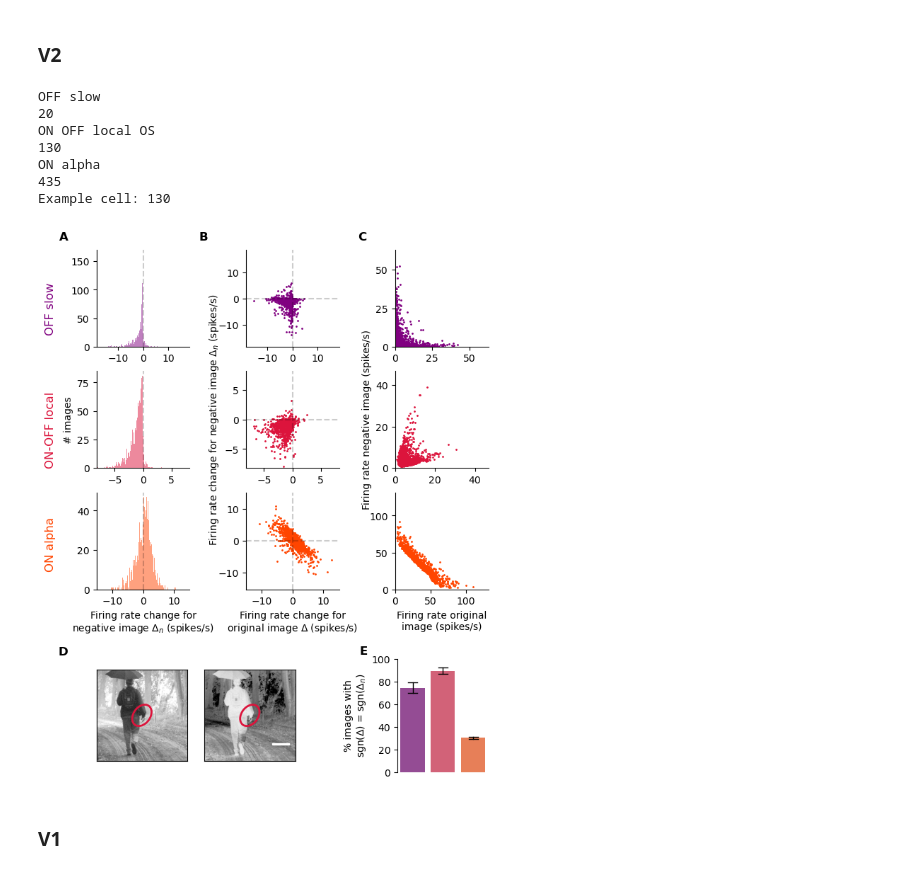
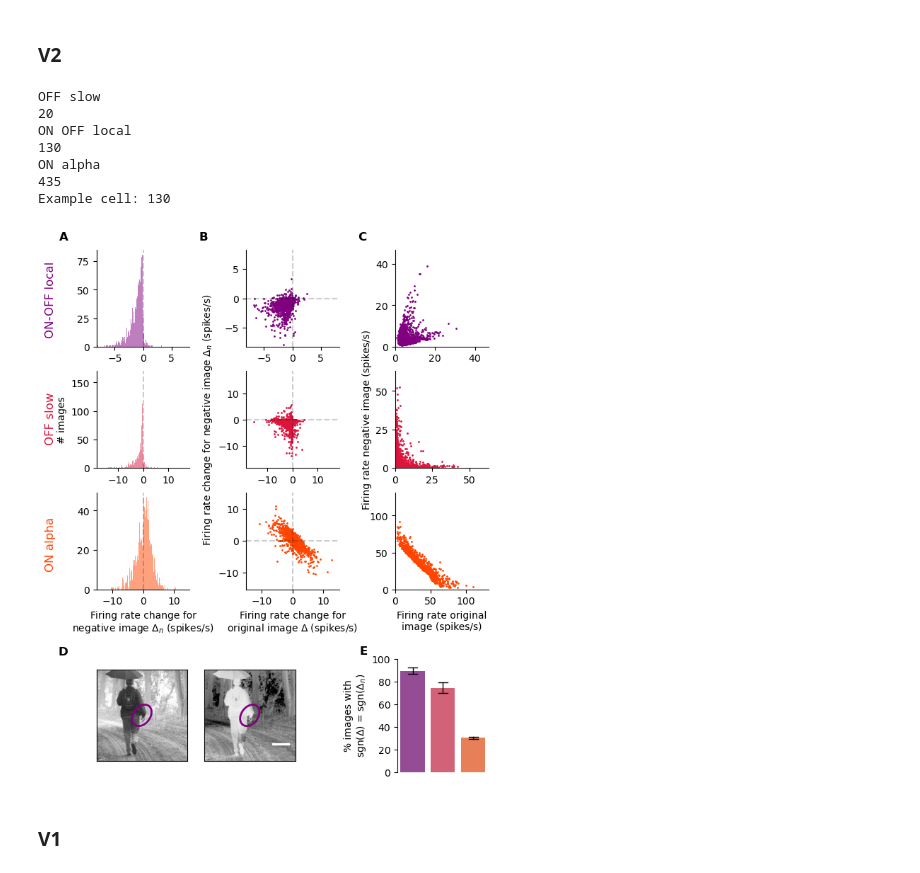
Before and after one commit to sagoethals/Defocus_detection_2024, a Jupyter notebook: Figure_4.ipynb, the cells around one changed output. Drawn from its saved outputs; the diff is of its cells as text; code cells hidden in the pictures.

```diff
--- a/Figure_4.ipynb
+++ b/Figure_4.ipynb
@@ -218,0 +235,13 @@ ellipse_data_2s = load_obj(ell_path + '.pkl')
+# %%
+local_spatial_contrast_all_exps = []
+mean_intensity_all_exps = []
+
+for iExp in range(len(experiments)):
+    exp = experiments[iExp]
+
+    local_contrasts = load_obj(rootF + 'contrast analysis/local_contrast_2sigma_liu2022_exp' + str(exp) + '.pkl')
+    mean_intensities = load_obj(rootF + '/contrast analysis/mean_intensities_2sigma_liu2022_exp' + str(exp) + '.pkl')
+    print (exp, local_contrasts.shape)
+
+    local_spatial_contrast_all_exps.append(local_contrasts)
+    mean_intensity_all_exps.append(mean_intensities)
@@ -931,44 +1276,44 @@ dAct_neg = model_spike_counts_all_experiments[iExp][:, 1, -1, src, index] \
                 - model_spike_counts_all_experiments[iExp][:, 1, idx_ref, src, index]
 
 ### Histo neg
-ax = fig.add_subplot(gs[0,0])
+ax = fig.add_subplot(gs[1,0])
 ax.axvline(0, color='k',ls='--',alpha=0.2)
-ax.hist(dAct_neg, bins=100, alpha=0.5, histtype='stepfilled', color='purple')
+ax.hist(dAct_neg, bins=100, alpha=0.5, histtype='stepfilled', color='crimson')
 ax.spines['top'].set_visible(False)
 ax.spines['right'].set_visible(False)
 ax.set_xlim(-lim, lim)
 ax.set_ylim(0, 170)
-ax.text(-lim*2.1, 25, 'OFF slow', rotation = 'vertical', color='purple', fontsize = 12)
-ax.text(-lim*1.8, 170 * 1.1, 'A', color='k', fontsize = 12, weight='bold')
+ax.set_ylabel('# images')
+ax.text(-lim*2.1, 45, 'OFF slow', rotation = 'vertical', color='crimson', fontsize = 12)
 
 ### Scatter delta
-ax = fig.add_subplot(gs[0,1])
+ax = fig.add_subplot(gs[1,1])
 ax.axvline(0, color='k',ls='--',alpha=0.2)
 ax.axhline(0, color='k',ls='--',alpha=0.2)
-ax.scatter(dAct_original, dAct_neg, s=1, color = 'purple')
+ax.scatter(dAct_original, dAct_neg, s=1, color = 'crimson')
 ax.spines['top'].set_visible(False)
 ax.spines['right'].set_visible(False)
 ax.set_xlim(-lim, lim)
 ax.set_ylim(-lim, lim)
-ax.text(-lim*2, lim * 1.2, 'B', color='k', fontsize = 12, weight='bold')
+ax.set_ylabel('Firing rate change for negative image $\Delta_n$ (spikes/s)')
 
 ### Scatter
 idx_scatter = 4
 lim = 1.2*amax(model_spike_counts_all_experiments[iExp][:, :, idx_scatter, src, index])
-ax = fig.add_subplot(gs[0,2])
+ax = fig.add_subplot(gs[1,2])
 ax.scatter(model_spike_counts_all_experiments[iExp][:, 0, idx_scatter, src, index], \
            model_spike_counts_all_experiments[iExp][:, 1, idx_scatter, src, index],\
-            s=1, color = 'purple')
+            s=1, color = 'crimson')
 ax.spines['top'].set_visible(False)
 ax.spines['right'].set_visible(False)
 ax.set_xlim(0, lim)
 ax.set_ylim(0, lim)
 ax.set_xticks([0,25,50])
 ax.set_yticks([0,25,50])
-ax.text(-lim*0.4, lim * 1.1, 'C', color='k', fontsize = 12, weight='bold')
+ax.set_ylabel('Firing rate negative image (spikes/s)')
 
 ##### ON-OFF local
-print ('ON OFF local OS')
+print ('ON OFF local')
 iExp = 2
 cell_nb = 130
 index = where(clusters_all_experiments[iExp] == cell_nb)[0][0]
@@ -986,39 +1331,39 @@ dAct_neg = model_spike_counts_all_experiments[iExp][:, 1, -1, src, index] \
                 - model_spike_counts_all_experiments[iExp][:, 1, idx_ref, src, index]
 
 ### Histo neg
-ax = fig.add_subplot(gs[1,0])
+ax = fig.add_subplot(gs[0,0])
 ax.axvline(0, color='k',ls='--', alpha=0.2)
-ax.hist(dAct_neg, bins=100, alpha=0.5, histtype='stepfilled', color='crimson') #alpha=0.75, color = 'C0')
+ax.hist(dAct_neg, bins=100, alpha=0.5, histtype='stepfilled', color='purple') #alpha=0.75, color = 'C0')
 ax.spines['top'].set_visible(False)
 ax.spines['right'].set_visible(False)
 ax.set_xlim(-lim, lim)
-ax.set_ylabel('# images')
-ax.text(-lim*2.1, 2, 'ON-OFF local', rotation = 'vertical', color='crimson', fontsize = 12)
+ax.text(-lim*2.1, 10, 'ON-OFF local', rotation = 'vertical', color='purple', fontsize = 12)
+ax.text(-lim*1.8, 85 * 1.1, 'A', color='k', fontsize = 12, weight='bold')
 
 ### Scatter Delta
-ax = fig.add_subplot(gs[1,1])
+ax = fig.add_subplot(gs[0,1])
 ax.axvline(0, color='k',ls='--',alpha=0.2)
 ax.axhline(0, color='k',ls='--',alpha=0.2)
-ax.scatter(dAct_original, dAct_neg, s=1, color = 'crimson')
+ax.scatter(dAct_original, dAct_neg, s=1, color = 'purple')
 ax.spines['top'].set_visible(False)
 ax.spines['right'].set_visible(False)
 ax.set_xlim(-lim, lim)
 ax.set_ylim(-lim, lim)
-ax.set_ylabel('Firing rate change for negative image $\Delta_n$ (spikes/s)')
+ax.text(-lim*2, lim * 1.2, 'B', color='k', fontsize = 12, weight='bold')
 
 ### Scatter
 idx_scatter = 4
 lim = 1.2*amax(model_spike_counts_all_experiments[iExp][:, :, idx_scatter, src, index])
-ax = fig.add_subplot(gs[1,2])
+ax = fig.add_subplot(gs[0,2])
 # ax.plot([0,lim*0.8], [0,lim*0.8], color='k', ls='--',alpha=0.2)
 ax.scatter(model_spike_counts_all_experiments[iExp][:, 0, idx_scatter, src, index], \
            model_spike_counts_all_experiments[iExp][:, 1, idx_scatter, src, index],\
-            s=1, color = 'crimson')
+            s=1, color = 'purple')
 ax.spines['top'].set_visible(False)
 ax.spines['right'].set_visible(False)
 ax.set_xlim(0, lim)
 ax.set_ylim(0, lim)
-ax.set_ylabel('Firing rate negative image (spikes/s)')
+ax.text(-lim*0.4, lim * 1.1, 'C', color='k', fontsize = 12, weight='bold')
 
 ##### ON alpha, cluster 449
 print ('ON alpha')
@@ -1087,7 +1432,7 @@ iImg = 2
 ax = fig.add_subplot(gs[0])
 img = imread(path_to_original_images + 'image_' + images[iImg] + '_image.png')
 ax.imshow(img, cmap='Greys_r')
-ellipse = pcs.Ellipse((x0,y0), width, height, angle=angle, fill=False, color='crimson',lw=2)
+ellipse = pcs.Ellipse((x0,y0), width, height, angle=angle, fill=False, color='purple',lw=2)
 ax.add_artist(ellipse)
 ax.set_yticks([])
 ax.set_xticks([])
@@ -1098,43 +1443,44 @@ ax.text(185, 320, 'D', color='k', fontsize = 12, weight='bold')
 ax = fig.add_subplot(gs[1])
 img = imread(path_to_original_images + 'image_' + images[iImg] + '_image.png')
 ax.imshow(img, cmap='Greys')
-ellipse = pcs.Ellipse((x0,y0), width, height, angle=angle, fill=False, color='crimson',lw=2)
+ellipse = pcs.Ellipse((x0,y0), width, height, angle=angle, fill=False, color='purple',lw=2)
 ax.add_artist(ellipse)
 ax.set_xlim(x0-150,x0+150)
 ax.set_ylim(y0+150,y0-150)
 ax.set_yticks([])
 ax.set_xticks([])
 scalebar = AnchoredSizeBar(ax.transData, 57.14, '', 'lower right', pad=0.5, color='white',frameon=False, sep=0, \
                    size_vertical=5)
 ax.add_artist(scalebar)
 
 # Barplots
 ax = fig.add_subplot(gs[3])
 ax.set_ylim(0, 100)
 ax.set_ylabel('% images with\nsgn($\Delta$) = sgn($\Delta_n$)')
 ax.spines['top'].set_visible(False)
 ax.spines['right'].set_visible(False)
 ax.spines['bottom'].set_visible(False)
-sns.barplot(data = [prop_same_sign_slow[int(src/2)], prop_same_sign_local[int(src/2)], prop_same_sign_alpha[int(src/2)]],\
+sns.barplot(data = [prop_same_sign_local[int(src/2)], prop_same_sign_slow[int(src/2)], prop_same_sign_alpha[int(src/2)]],\
               palette=['purple', 'crimson','orangered'], alpha = 0.75, errorbar = 'se', errcolor='k', errwidth = 1, capsize = 0.3)
 ax.set_xticklabels([])
 ax.set_xticks([])
 ax.text(-1.75, 104, 'E', color='k', fontsize = 12, weight='bold')
 
 tight_layout()
 
 ### Save figure
-fig_path = 'T:/Documents/Papier defocus/figures/papier/'
-fig.savefig(fig_path + 'Supp_fig_Fig4_v2.png', format='png', dpi=300)# fig.savefig(fsave+'Fig4_v2.png', format='png', dpi=300)
+fig_path = 'T:/Documents/Papier defocus/figures/papier/V5/'
+fig.savefig(fig_path + 'FigS2.png', format='png', dpi=300)
+fig.savefig(fig_path+'FigS2.pdf', format='pdf', dpi=300)
 # %% [output]
 OFF slow
 20
-ON OFF local OS
+ON OFF local
 130
 ON alpha
 435
 Example cell: 130
-[figure, old version]
+[figure, new version]
 # %% [markdown]
 ### V1
 # %%
```
Also changed, not shown: parts of 6 cells of this notebook, 4 other files.
